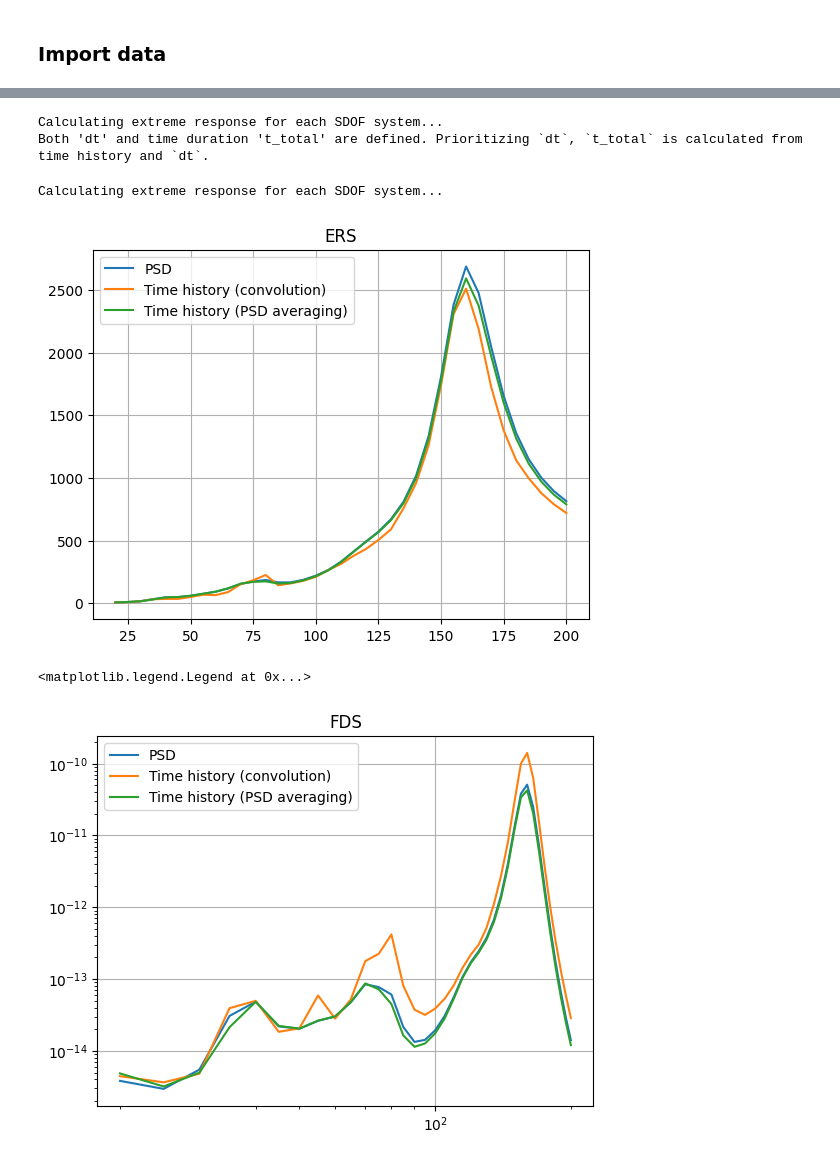
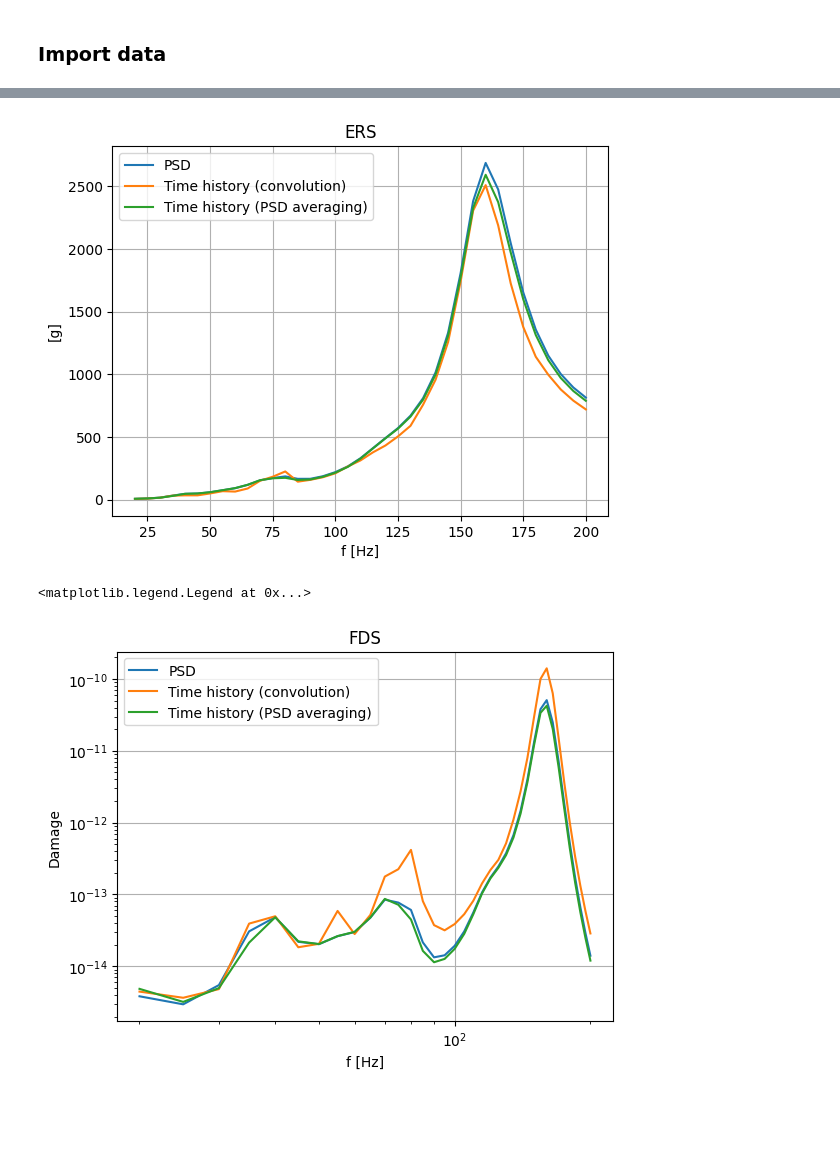
Before and after one commit to jasasonc/FatigueDS, a Jupyter notebook: Showcase Random.ipynb, the cells around one changed output, grey strips where cells are left out. Saved outputs shown, nothing was run; the diff lists cells and outputs as text; code cells hidden in the pictures; blank space fills up the shorter version.

```diff
--- a/Showcase Random.ipynb
+++ b/Showcase Random.ipynb
@@ -273,5 +258,0 @@ sd3.get_ers()
-# %%
-sd4.get_ers()
-# %% [output]
-Calculating extreme response for each SDOF system...
-Both 'dt' and time duration 't_total' are defined. Prioritizing `dt`, `t_total` is calculated from time history and `dt`.
@@ -282,4 +262,0 @@ sd3.get_fds(b=5,C=1,K=1)
-# %%
-sd4.get_fds(b=5,C=1,K=1)
-# %% [output]
-Calculating extreme response for each SDOF system...
@@ -288,22 +263,24 @@ sd5.get_fds(b=5,C=1,K=1)
 # %%
 plt.plot(sd3.f0_range,sd3.ers,label='PSD')
 plt.plot(sd4.f0_range,sd4.ers,label='Time history (convolution)')
 plt.plot(sd5.f0_range,sd5.ers,label='Time history (PSD averaging)')
 plt.title('ERS')
 plt.legend()
 plt.grid()
+plt.ylabel('[g]')
+plt.xlabel('f [Hz]')
 plt.show()
 
 
 plt.loglog(sd3.f0_range,sd3.fds,label='PSD')
 plt.loglog(sd4.f0_range,sd4.fds,label='Time history (convolution)')
 plt.loglog(sd5.f0_range,sd5.fds,label='Time history (PSD averaging)')
 plt.title('FDS')
+plt.ylabel('Damage')
+plt.xlabel('f [Hz]')
 plt.grid()
-#plt.xlim(100,200)
-#plt.ylim(1e-12,1e-9)
 plt.legend()
 # %% [output]
-[figure, old version]
+[figure, new version]
 <matplotlib.legend.Legend at 0x...>
-[figure, old version]
+[figure, new version]
```
Also changed, not shown: parts of 76 cells of this notebook, 1 other file.
